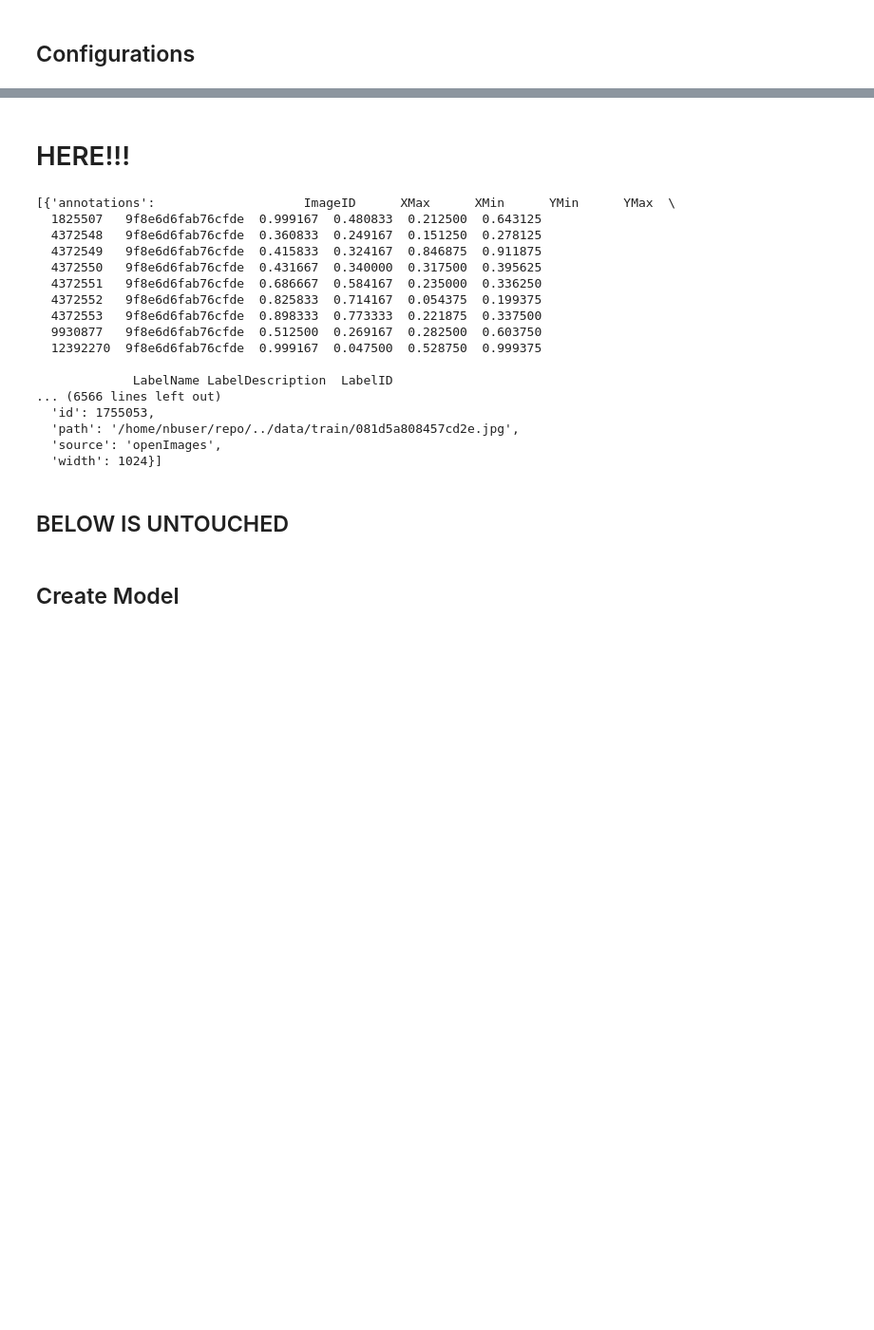
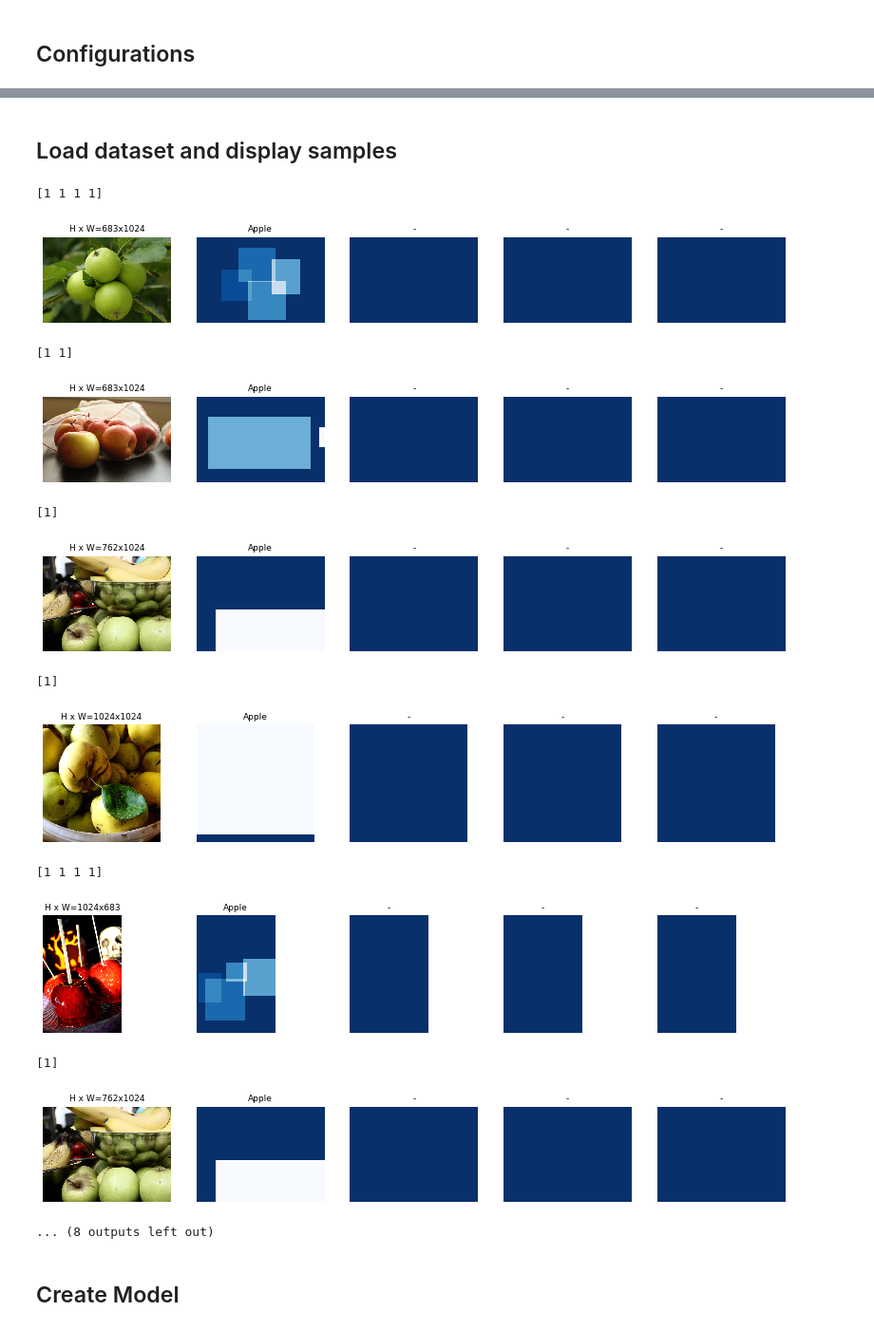
Before and after one commit to Tshort76/Mask_RCNN, a Jupyter notebook: samples/openimages2019/train_obj_det.ipynb, the cells around one changed output, grey strips where cells are left out. Shown at 95% size. Drawn from its saved outputs; the diff is of its cells as text; code cells hidden in the pictures; blank space fills up the shorter version.

Commit message:
Get things working up to the training phase

```diff
--- a/samples/openimages2019/train_obj_det.ipynb
+++ b/samples/openimages2019/train_obj_det.ipynb
@@ -188,3 +191,7 @@ def get_ax(rows=1, cols=1, size=8):
     """
     _, ax = plt.subplots(rows, cols, figsize=(size*cols, size*rows))
     return ax
+
+def images_with_classes(image_paths, classes):
+    image_ids_with_desired_classes = bboxes[bboxes['LabelName'].isin(classes['LabelName'])]['ImageID'].unique()
+    return image_paths[image_paths['ImageID'].isin(image_ids_with_desired_classes)]
@@ -277,5 +290,3 @@ class KaggleImageDataset(utils.Dataset):
 
     def image_reference(self, image_id):
         return self.image_info[image_id]['path']
-# %% [markdown]
-# HERE!!!
@@ -289,22 +292,0 @@ dataset_train.load_kaggle_images(DATA_DIR,'train', class_descriptions.iloc[0:1])
-# %%
-dataset_train.image_info
-# %% [output]
-[{'annotations':                    ImageID      XMax      XMin      YMin      YMax  \
-  1825507   9f8e6d6fab76cfde  0.999167  0.480833  0.212500  0.643125
-  4372548   9f8e6d6fab76cfde  0.360833  0.249167  0.151250  0.278125
-  4372549   9f8e6d6fab76cfde  0.415833  0.324167  0.846875  0.911875
-  4372550   9f8e6d6fab76cfde  0.431667  0.340000  0.317500  0.395625
-  4372551   9f8e6d6fab76cfde  0.686667  0.584167  0.235000  0.336250
-  4372552   9f8e6d6fab76cfde  0.825833  0.714167  0.054375  0.199375
-  4372553   9f8e6d6fab76cfde  0.898333  0.773333  0.221875  0.337500
-  9930877   9f8e6d6fab76cfde  0.512500  0.269167  0.282500  0.603750
-  12392270  9f8e6d6fab76cfde  0.999167  0.047500  0.528750  0.999375
-
-             LabelName LabelDescription  LabelID
-... (6566 lines left out)
-  'id': 1755053,
-  'path': '/home/nbuser/repo/../data/train/081d5a808457cd2e.jpg',
-  'source': 'openImages',
-  'width': 1024}]
-# %% [markdown]
-## BELOW IS UNTOUCHED
@@ -321,10 +293,51 @@ dataset_val.prepare()
+# %% [markdown]
+## Load dataset and display samples
+# %%
+###### start cpu hack, remove on gpu box ##########3
+
+#Only look at the apple class for now ... RESET INDEX IS IMPORTANT
+# since this classes uses array indexing a lot
+classes = class_descriptions.iloc[475:476].reset_index()
+
+#Only look at images containing instances of those classes
+all_im = images_with_classes(image_paths, classes)
+
+### HARD CODE FOR SPEED ... whole cell needs to be redone for larger set anyway
+val_paths = all_im.iloc[0:5]
+train_paths = all_im.iloc[5:]
+###### start cpu hack, remove on gpu box ##########3
+
+# Training dataset
+dataset_train = KaggleImageDataset()
+dataset_train.load_kaggle_images('/home/thomas/Data/openImages/', train_paths, classes)
+dataset_train.prepare()
+
+# Validation dataset
+dataset_val = KaggleImageDataset()
+dataset_val.load_kaggle_images('/home/thomas/Data/openImages/', val_paths, classes)
+dataset_val.prepare()
 # %%
 # Load and display random samples
-image_ids = np.random.choice(dataset_train.image_ids, 4)
+image_ids = np.random.choice(dataset_train.image_ids, 10)
 for image_id in image_ids:
     image = dataset_train.load_image(image_id)
     mask, class_ids = dataset_train.load_mask(image_id)
+    print(class_ids)
     visualize.display_top_masks(image, mask, class_ids, dataset_train.class_names)
+# %% [output]
+[1 1 1 1]
+[figure, added]
+[1 1]
+[figure, added]
+[1]
+[figure, added]
+[1]
+[figure, added]
+[1 1 1 1]
+[figure, added]
+[1]
+[figure, added]
+... (8 outputs left out)
 # %% [markdown]
 ## Create Model
 # %%
```
Also changed, not shown: parts of 15 cells of this notebook.
